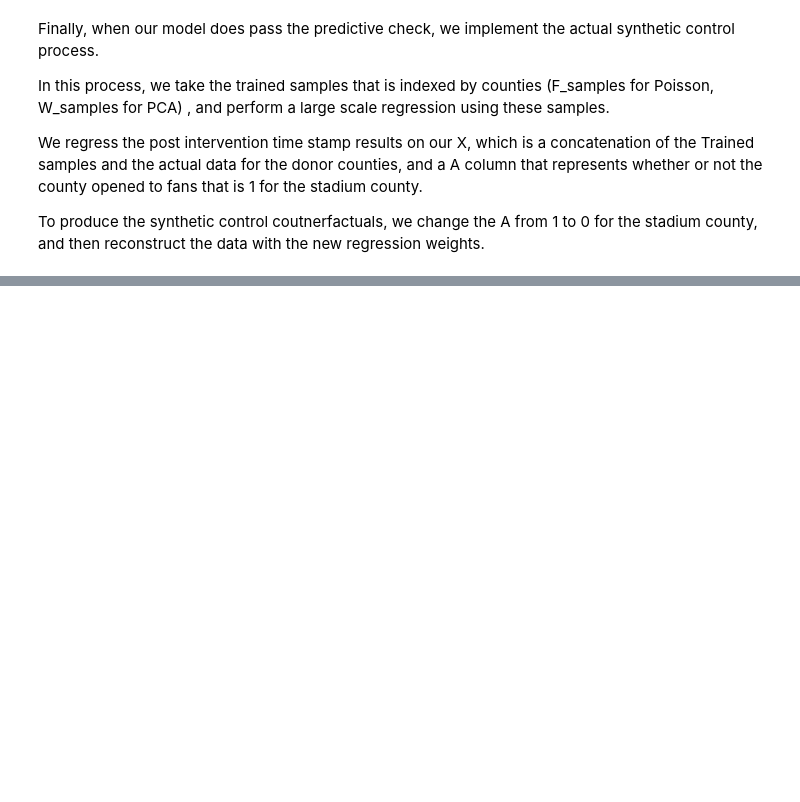
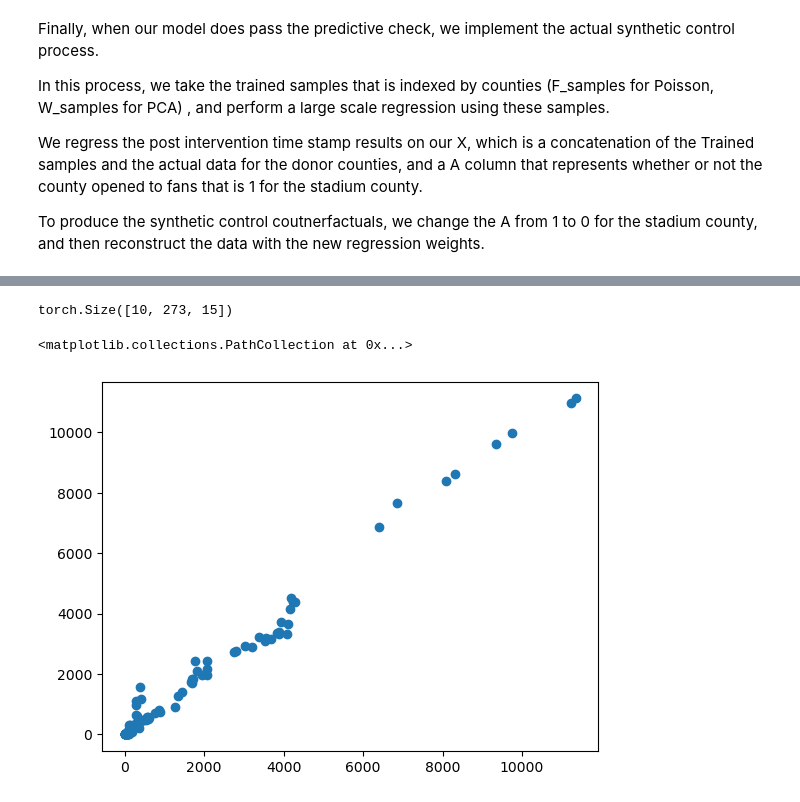
Before and after one commit to Joshuashou/Synthetic-Control-Paper-Model, a Jupyter notebook: Bayesian_SC.ipynb, the cells around one changed output, grey strips where cells are left out. Saved outputs shown, nothing was run; the diff lists cells and outputs as text; code cells hidden in the pictures; blank space fills up the shorter version.

```diff
--- a/Bayesian_SC.ipynb
+++ b/Bayesian_SC.ipynb
@@ -840,0 +1002,13 @@ NameError: name 'show_plot' is not defined
+# %%
+def population_predictive_check(data, mask, model, posterior_samples):
+    model_name = model.__class__.__name__
+    posterior_predictive_samples = model.likelihood(**posterior_samples).sample()
+
+    log_prob_fake = model.likelihood(**posterior_samples).log_prob(posterior_predictive_samples)
+    log_prob_true = model.likelihood(**posterior_samples).log_prob(data)
+
+    d_fake = -log_prob_fake[:, ~mask].sum(axis=-1)
+    d_true = -log_prob_true[:, ~mask].sum(axis=-1)
+
+    ppop = (d_fake > d_true).float().mean()
+    print(f"PPoP for {model_name}: {ppop:.3f}")
@@ -840,0 +1083,13 @@ NameError: name 'show_plot' is not defined
+# %%
+model.likelihood(**posterior_samples).sample().shape
+# posterior_samples['Z'].shape
+
+# model.model.forward_predictive?
+# %% [output]
+torch.Size([10, 273, 15])
+# %%
+plt.scatter(posterior_predictive_samples[3][~mask].ravel(),
+            synthetic_control_training[~mask].ravel())
+# %% [output]
+<matplotlib.collections.PathCollection at 0x...>
+[figure, added]
```
Also changed, not shown: parts of 21 cells of this notebook, 2 other files.
